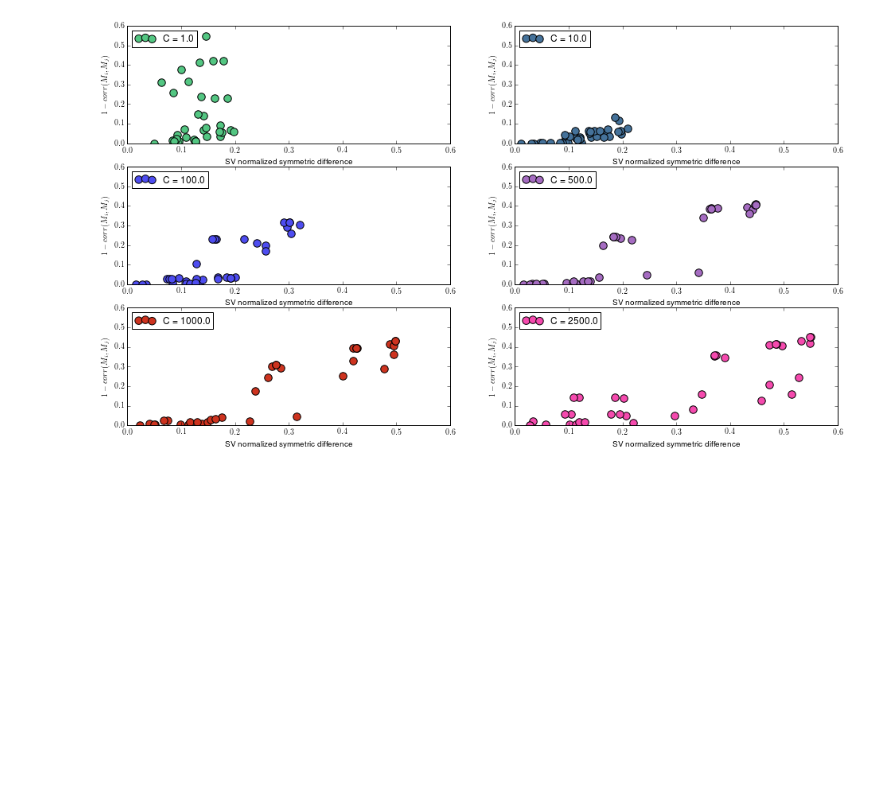
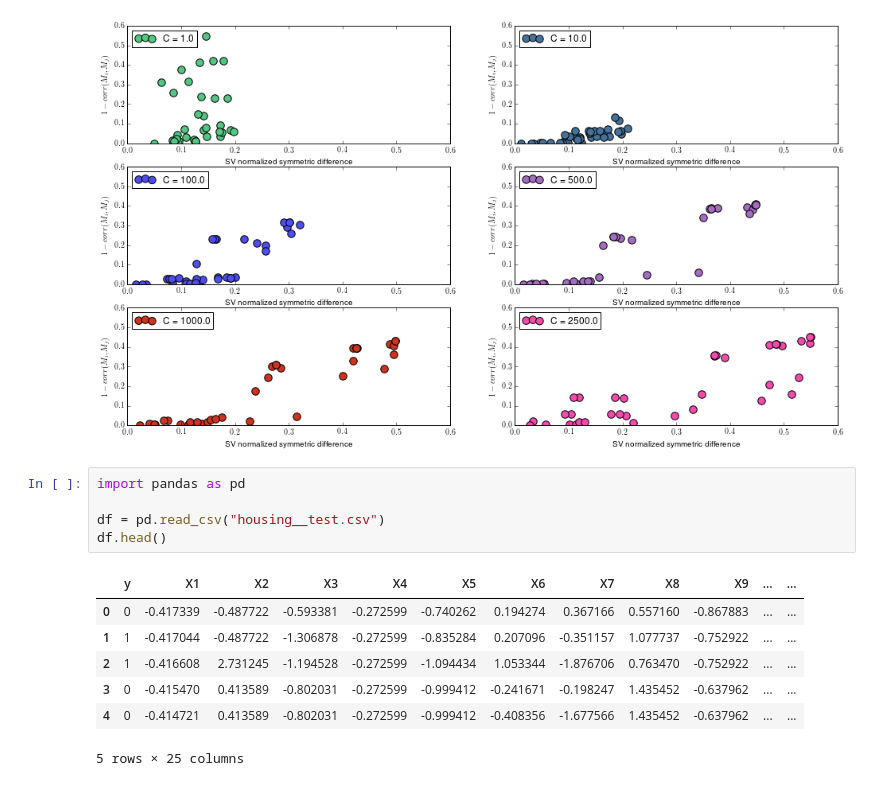
Before and after one commit to ivanychev/learning, a Jupyter notebook: machine learning/paper/code/stuff.ipynb, the cells around one changed output. Cells and saved outputs as stored; diff of their text form; blank space fills up the shorter version.

```diff
--- a/machine learning/paper/source-code/stuff.ipynb
+++ b/machine learning/paper/code/stuff.ipynb
@@ -228,3 +228,16 @@ corr_means [ 0.17871996  0.03909163  0.10644841  0.17441397  0.17912658  0.18870
 dif_means [ 0.12889134  0.12603166  0.16602138  0.22055947  0.25551437  0.29903981]
 corr_mean and dif_mean correlation: 0.643829
 [figure]
+# %%
+import pandas as pd
+
+df = pd.read_csv("housing__test.csv")
+df.head()
+# %% [output]
+|  | y | X1 | X2 | X3 | X4 | X5 | X6 | X7 | X8 | X9 | ... | ... |
+| 0 | 0 | -0.417339 | -0.487722 | -0.593381 | -0.272599 | -0.740262 | 0.194274 | 0.367166 | 0.557160 | -0.867883 | ... | ... |
+| 1 | 1 | -0.417044 | -0.487722 | -1.306878 | -0.272599 | -0.835284 | 0.207096 | -0.351157 | 1.077737 | -0.752922 | ... | ... |
+| 2 | 1 | -0.416608 | 2.731245 | -1.194528 | -0.272599 | -1.094434 | 1.053344 | -1.876706 | 0.763470 | -0.752922 | ... | ... |
+| 3 | 0 | -0.415470 | 0.413589 | -0.802031 | -0.272599 | -0.999412 | -0.241671 | -0.198247 | 1.435452 | -0.637962 | ... | ... |
+| 4 | 0 | -0.414721 | 0.413589 | -0.802031 | -0.272599 | -0.999412 | -0.408356 | -1.677566 | 1.435452 | -0.637962 | ... | ... |
+5 rows × 25 columns
```
Also changed, not shown: 44 other files.
